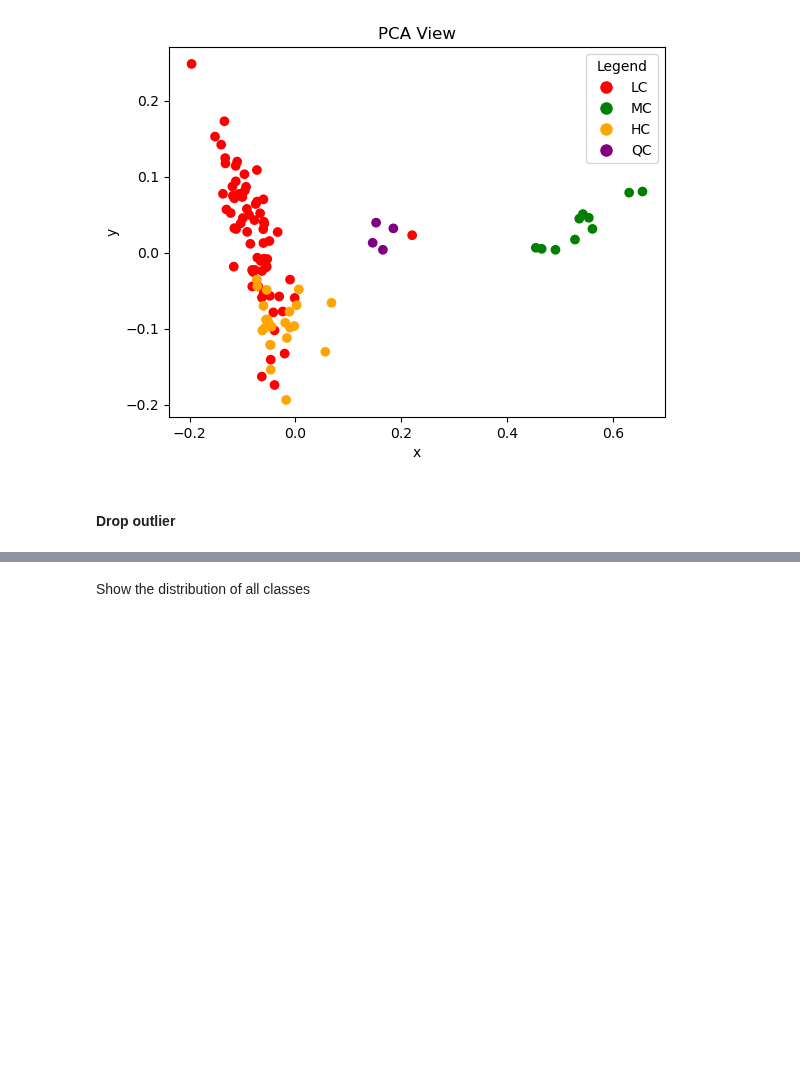
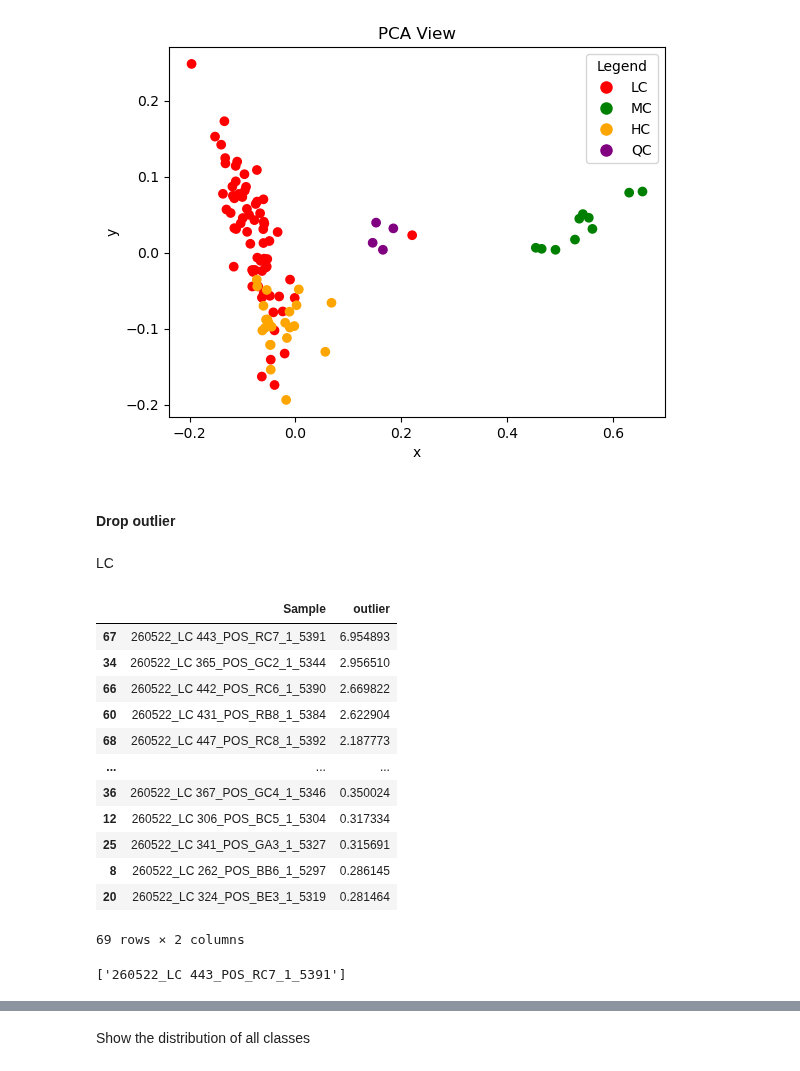
Before and after one commit to Bvs00/AI4ODA_projectwork, a Jupyter notebook: notebook_metaboloma_findModel_TIC.ipynb, the cells around one changed output, grey strips where cells are left out. Saved outputs shown, nothing was run; the diff lists cells and outputs as text; code cells hidden in the pictures; blank space fills up the shorter version.

```diff
--- a/notebook_metaboloma_findModel_TIC.ipynb
+++ b/notebook_metaboloma_findModel_TIC.ipynb
@@ -219,0 +221,47 @@ plt.show()
+# %% [markdown]
+LC
+# %%
+## codice prova con la distanza di mahalonobis
+lc = scores_view[4:73,:]
+
+mean_lc = np.mean(lc,axis=0)
+cov_matrix = np.cov(lc,rowvar=False)
+
+mahalanobis_distance_lc = []
+
+for point in lc:
+    diff = point - mean_lc
+    distance = np.sqrt(np.dot(np.dot(diff, np.linalg.inv(cov_matrix)), diff))
+    mahalanobis_distance_lc.append(distance)
+
+# print(mahalanobis_distance_lc)
+
+outlier_lc = pd.DataFrame({"Sample":df_x_metaboloma_tic.index[4:73],"outlier":mahalanobis_distance_lc}).sort_values(by="outlier",ascending=False)
+outlier_lc
+# %% [output]
+|  | Sample | outlier |
+| 67 | 260522_LC 443_POS_RC7_1_5391 | 6.954893 |
+| 34 | 260522_LC 365_POS_GC2_1_5344 | 2.956510 |
+| 66 | 260522_LC 442_POS_RC6_1_5390 | 2.669822 |
+| 60 | 260522_LC 431_POS_RB8_1_5384 | 2.622904 |
+| 68 | 260522_LC 447_POS_RC8_1_5392 | 2.187773 |
+| ... | ... | ... |
+| 36 | 260522_LC 367_POS_GC4_1_5346 | 0.350024 |
+| 12 | 260522_LC 306_POS_BC5_1_5304 | 0.317334 |
+| 25 | 260522_LC 341_POS_GA3_1_5327 | 0.315691 |
+| 8 | 260522_LC 262_POS_BB6_1_5297 | 0.286145 |
+| 20 | 260522_LC 324_POS_BE3_1_5319 | 0.281464 |
+69 rows × 2 columns
+# %%
+mean_out_lc = outlier_lc["outlier"].mean(axis=0)
+temp = []
+for sample,elem in outlier_lc.values:
+    if elem > (mean_out_lc*3):
+        drop.append(sample)
+        temp.append(sample)
+
+outlier_lc = outlier_lc.drop(outlier_lc[outlier_lc["Sample"].isin(temp)].index)
+
+drop
+# %% [output]
+['260522_LC 443_POS_RC7_1_5391']
```
Also changed, not shown: parts of 27 cells of this notebook, 1 other file.
